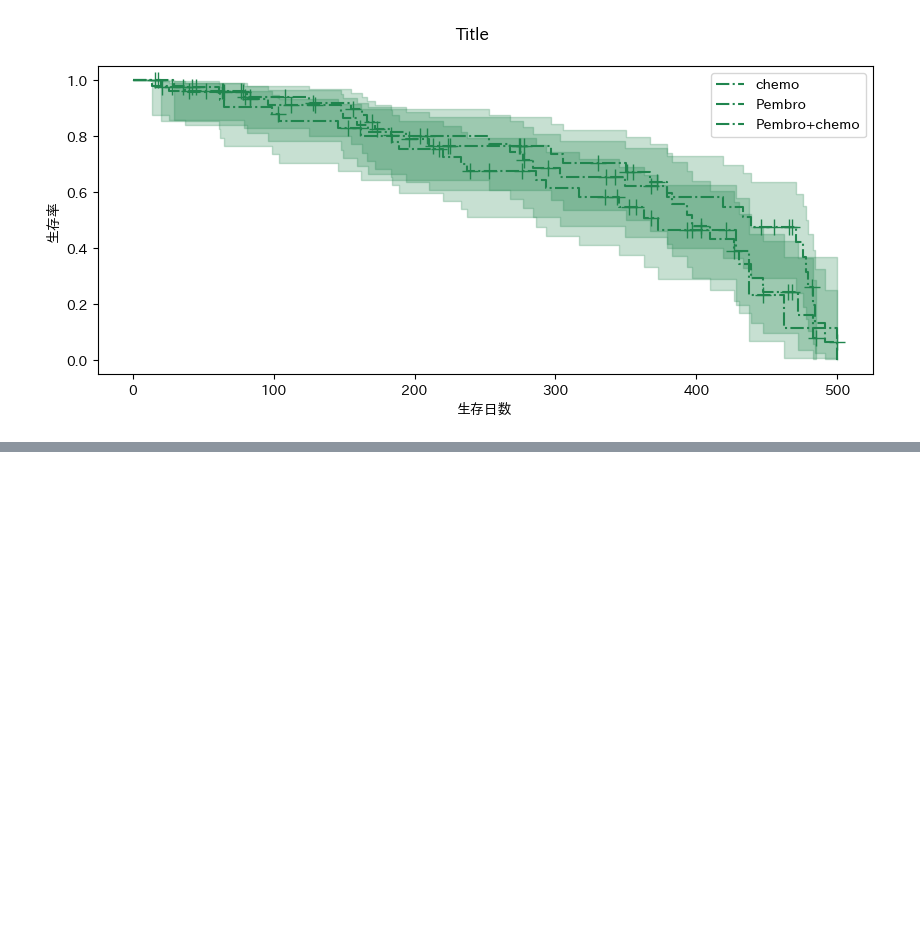
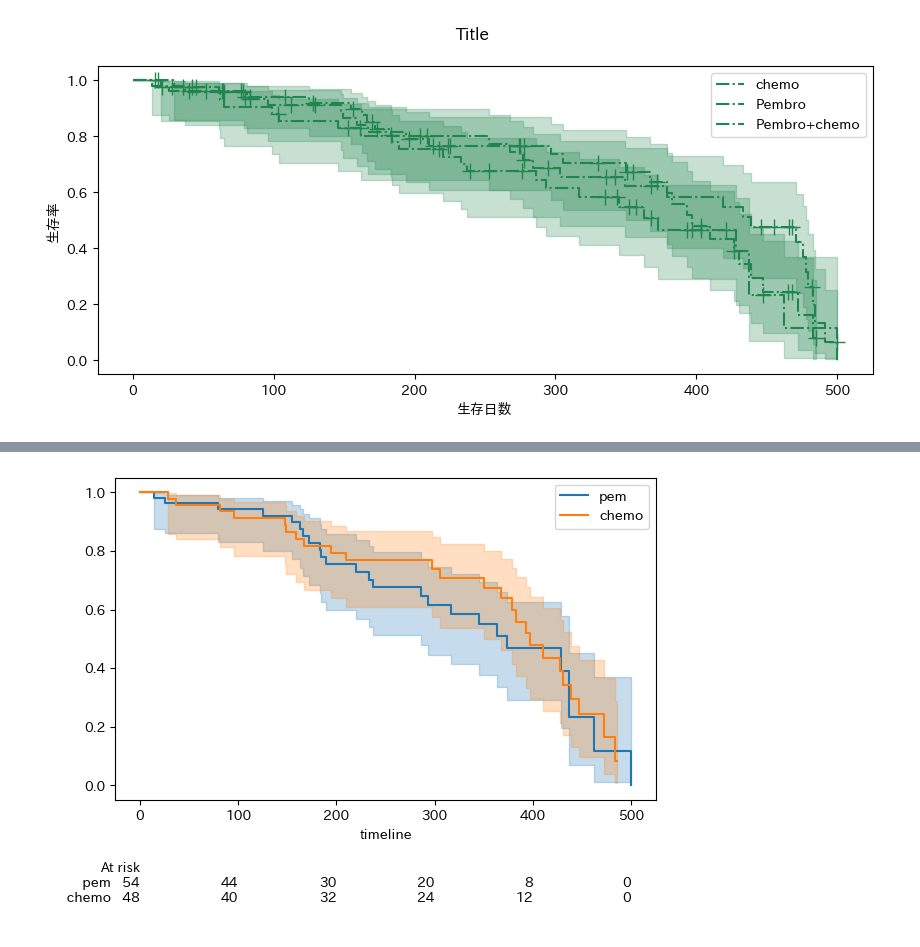
Before and after one commit to oceanvntp/KaplanMeier_curve_app, a Jupyter notebook: 設計用.ipynb, the cells around one changed output, grey strips where cells are left out. Drawn from its saved outputs; the diff is of its cells as text; code cells hidden in the pictures; blank space fills up the shorter version.

```diff
--- a/設計用.ipynb
+++ b/設計用.ipynb
@@ -98,0 +120,35 @@ draw_km(df_e, by_subgroup=True, color='gray')
+# %%
+from lifelines.plotting import add_at_risk_counts
+
+pem = df_e[df_e['subgroup']=='Pembro']
+chemo = df_e[df_e['subgroup']=='chemo']
+ # First train some fitters and plot them
+fig = plt.figure()
+ax = plt.subplot(111)
+
+f1 = KaplanMeierFitter()
+f1.fit(durations=pem.duration, event_observed=pem.event, label='pem')
+f1.plot(ax=ax)
+
+f2 = KaplanMeierFitter()
+f2.fit(durations=chemo.duration, event_observed=chemo.event, label='chemo')
+f2.plot(ax=ax)
+
+# # These calls below are equivalent
+# add_at_risk_counts(f1, f2)
+# add_at_risk_counts(f1, f2, ax=ax, fig=fig)
+# plt.tight_layout()
+
+# # This overrides the labels
+# add_at_risk_counts(f1, f2, labels=['fitter one', 'fitter two'])
+# plt.tight_layout()
+
+# # This hides the labels
+# add_at_risk_counts(f1, f2, labels=False)
+# plt.tight_layout()
+
+# Only show at-risk:
+add_at_risk_counts(f1, f2, rows_to_show=['At risk'])
+plt.tight_layout()
+# %% [output]
+[figure, added]
```
Also changed, not shown: parts of 29 cells of this notebook, 4 other files.
